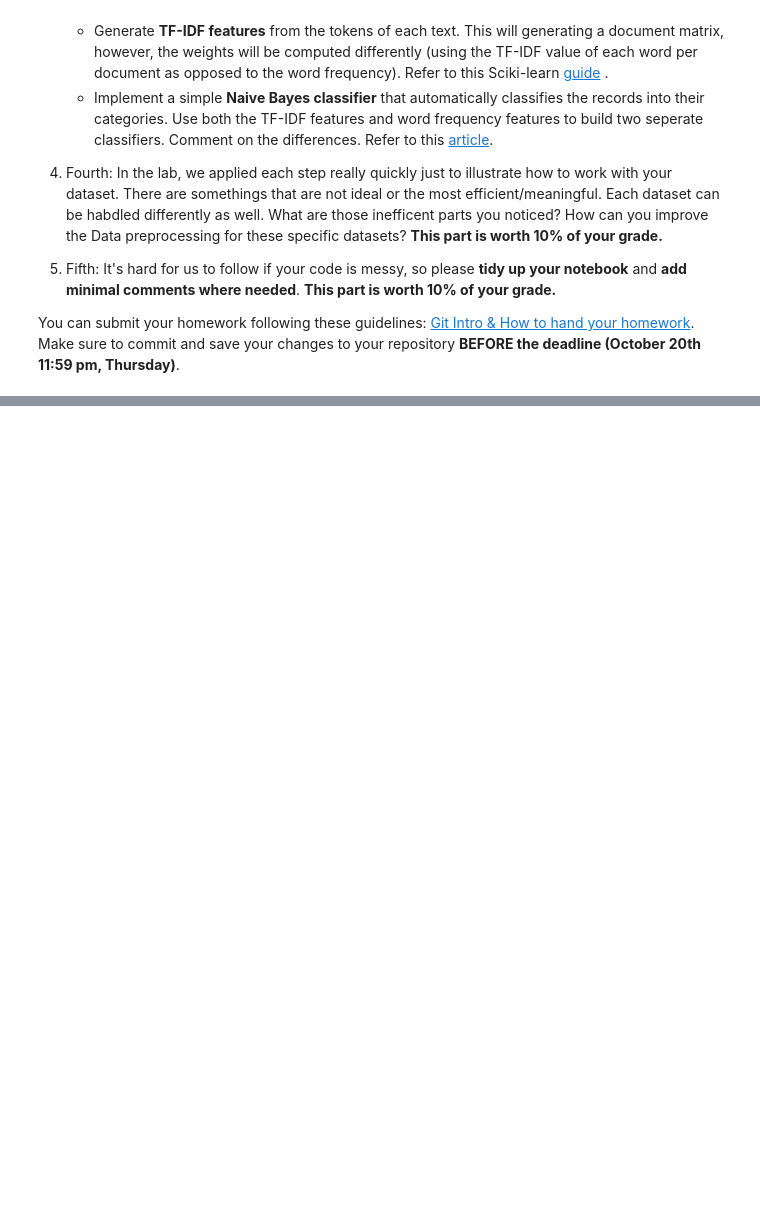
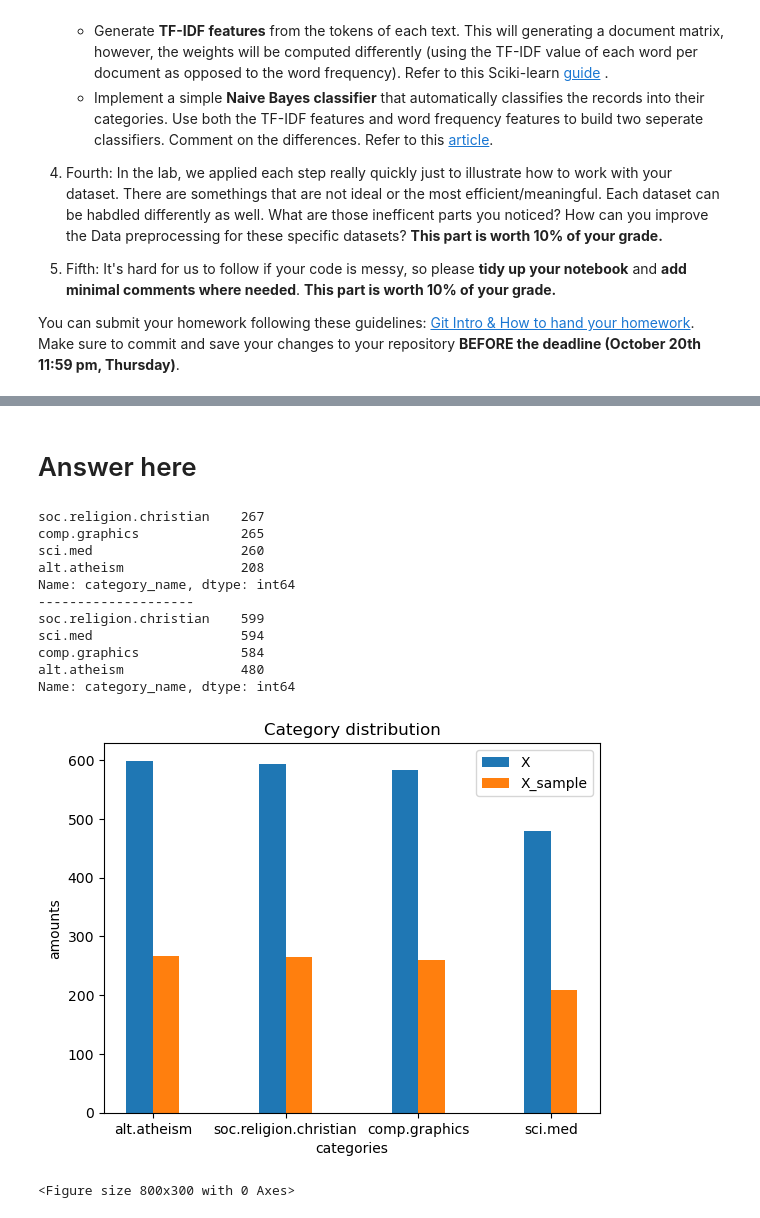
Before and after one commit to Nickstree/DM2022-Lab1-Homework, a Jupyter notebook: DM2022-Lab1-Homework.ipynb, the cells around one changed output, grey strips where cells are left out. Saved outputs shown, nothing was run; the diff lists cells and outputs as text; code cells hidden in the pictures; blank space fills up the shorter version.

```diff
--- a/DM2022-Lab1-Homework.ipynb
+++ b/DM2022-Lab1-Homework.ipynb
@@ -35,0 +76,9 @@ You can submit your homework following these guidelines: [Git Intro & How to han
+# %%
+# construct dataframe from a list
+X = pd.DataFrame.from_records(dmh.format_rows(twenty_train), columns= ['text'])
+# %%
+# add category to the dataframe
+X['category'] = twenty_train.target
+# %%
+# add category label also
+X['category_name'] = X.category.apply(lambda t: dmh.format_labels(t, twenty_train))
@@ -35,0 +175,8 @@ You can submit your homework following these guidelines: [Git Intro & How to han
+# %%
+X_sample = X.sample(n=1000)
+print(X_sample[0:5])
+print("-"*20)
+X_sample.loc[:, 'text'] = "None"
+print(X_sample[0:5])
+print("-"*20)
+print(X[0:5])
@@ -35,0 +206,34 @@ You can submit your homework following these guidelines: [Git Intro & How to han
+# %% [markdown]
+# Answer here
+# %%
+X_sample_index = X_sample.category_name.value_counts()
+print(X_sample_index)
+print("-"*20)
+X_index = X.category_name.value_counts()
+print(X_index)
+
+X_axis = np.arange(len(categories))
+X_plt_width = 0.2
+plt.bar(X_axis-X_plt_width/2, X_index, X_plt_width, label = 'X')
+plt.bar(X_axis+X_plt_width/2, X_sample_index, X_plt_width, label = 'X_sample')
+plt.xticks(X_axis, categories)
+plt.xlabel('categories')
+plt.ylabel('amounts')
+plt.title('Category distribution')
+plt.legend()
+plt.figure(figsize = (8,3))
+plt.show()
+# %% [output]
+soc.religion.christian    267
+comp.graphics             265
+sci.med                   260
+alt.atheism               208
+Name: category_name, dtype: int64
+--------------------
+soc.religion.christian    599
+sci.med                   594
+comp.graphics             584
+alt.atheism               480
+Name: category_name, dtype: int64
+[figure, added]
+<Figure size 800x300 with 0 Axes>
```
Also changed, not shown: parts of 139 cells of this notebook, 9 other files.
